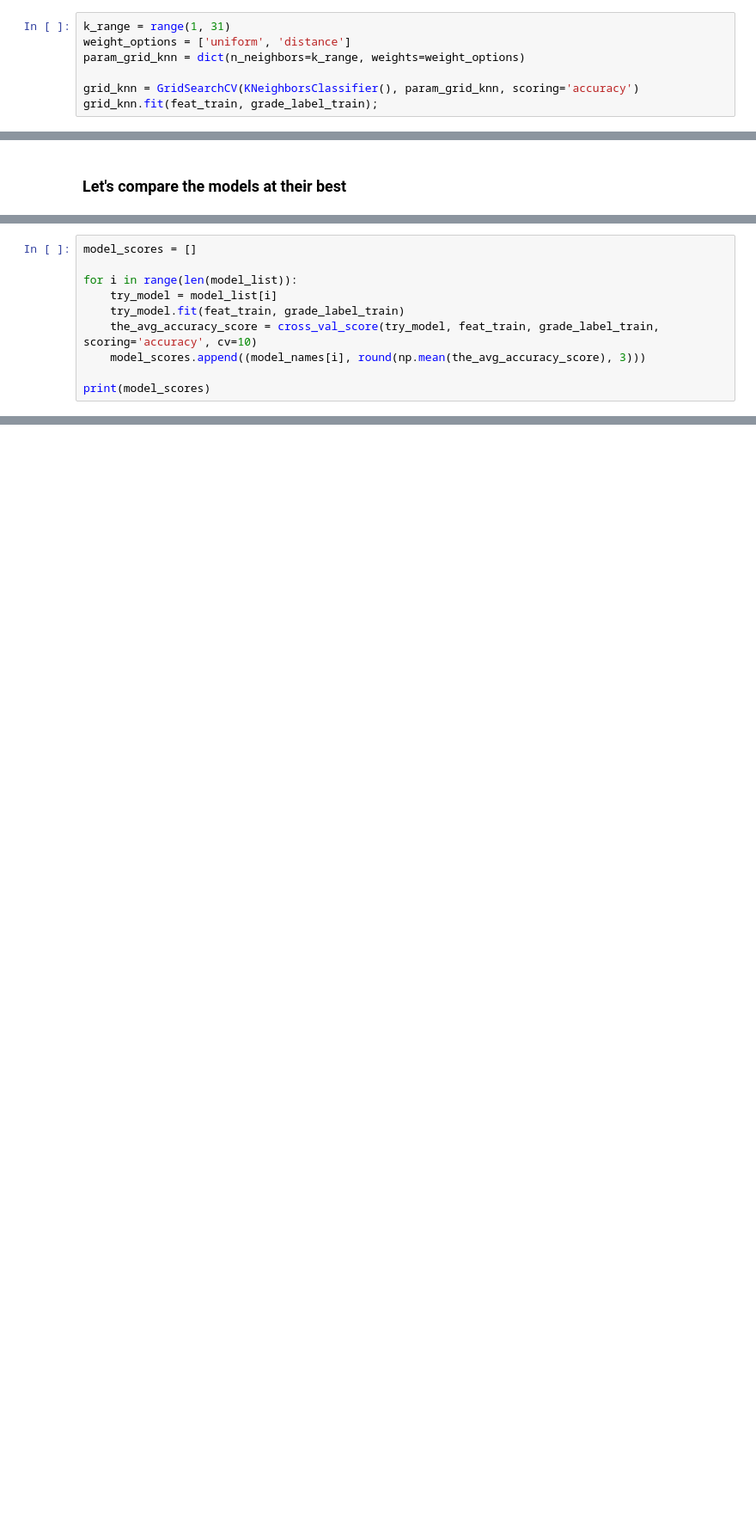
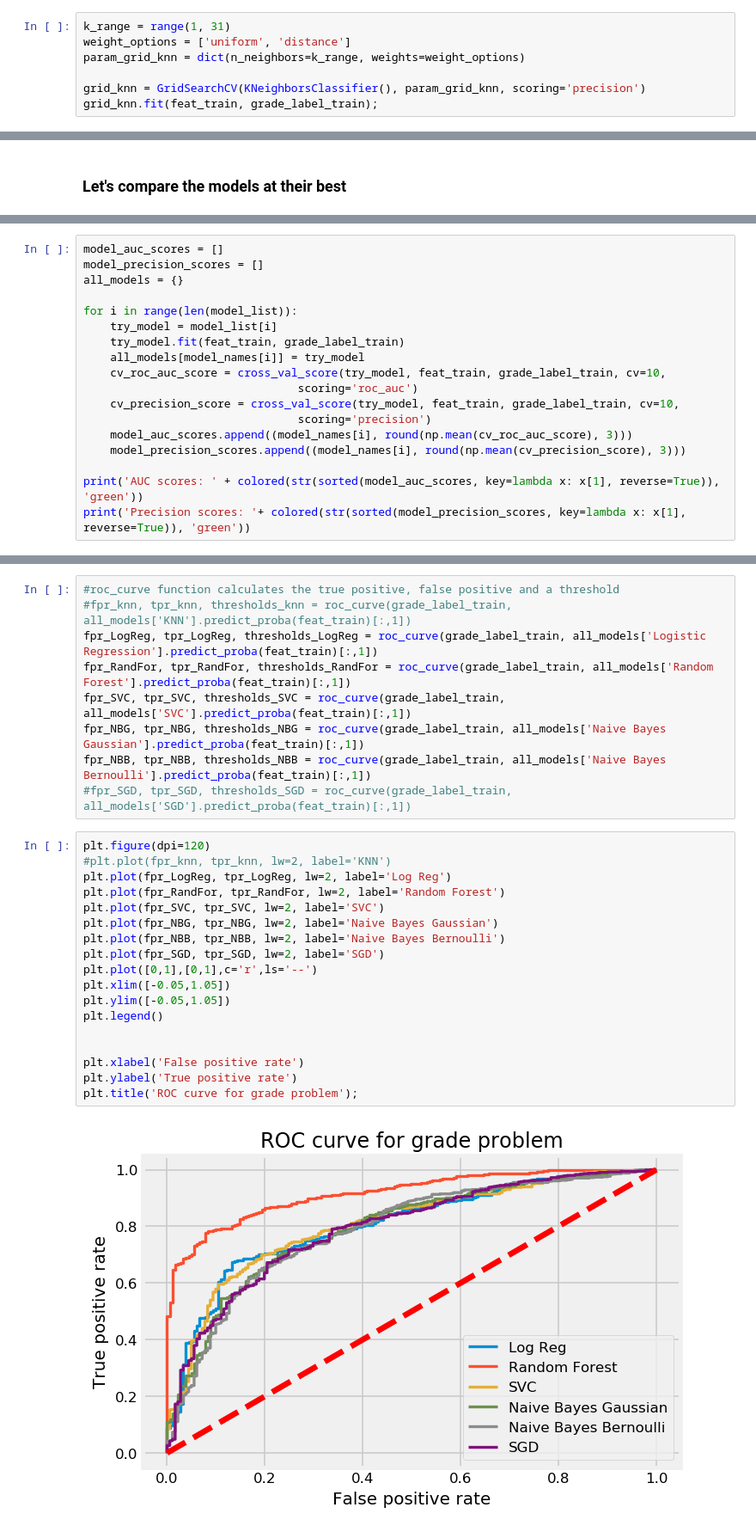
Before and after one commit to Auste1989/metis_projects, a Jupyter notebook: Student_Grade_Prediction/Student_Grade_Prediction_Modelling.ipynb, the cells around one changed output, grey strips where cells are left out. Shown: that part at 86% size. Cells and saved outputs as stored; diff of their text form; blank space fills up the shorter version.

```diff
--- a/Student_Grade_Prediction/Student_Grade_Prediction_Modelling.ipynb
+++ b/Student_Grade_Prediction/Student_Grade_Prediction_Modelling.ipynb
@@ -363,7 +228,7 @@ k_range = range(1, 31)
 weight_options = ['uniform', 'distance']
 param_grid_knn = dict(n_neighbors=k_range, weights=weight_options)
 
-grid_knn = GridSearchCV(KNeighborsClassifier(), param_grid_knn, scoring='accuracy')
+grid_knn = GridSearchCV(KNeighborsClassifier(), param_grid_knn, scoring='precision')
 grid_knn.fit(feat_train, grade_label_train);
 # %%
 # examine the best model
@@ -501,10 +388,18 @@ model_names = ['KNN', 'Logistic Regression', 'Random Forest', 'SVC', 'Naive Baye
 # %%
-model_scores = []
+model_auc_scores = []
+model_precision_scores = []
+all_models = {}
 
 for i in range(len(model_list)):
     try_model = model_list[i]
     try_model.fit(feat_train, grade_label_train)
-    the_avg_accuracy_score = cross_val_score(try_model, feat_train, grade_label_train, scoring='accuracy', cv=10)
-    model_scores.append((model_names[i], round(np.mean(the_avg_accuracy_score), 3)))
+    all_models[model_names[i]] = try_model
+    cv_roc_auc_score = cross_val_score(try_model, feat_train, grade_label_train, cv=10,
+                                scoring='roc_auc')
+    cv_precision_score = cross_val_score(try_model, feat_train, grade_label_train, cv=10,
+                                scoring='precision')
+    model_auc_scores.append((model_names[i], round(np.mean(cv_roc_auc_score), 3)))
+    model_precision_scores.append((model_names[i], round(np.mean(cv_precision_score), 3)))
 
-print(model_scores)
+print('AUC scores: ' + colored(str(sorted(model_auc_scores, key=lambda x: x[1], reverse=True)), 'green'))
+print('Precision scores: '+ colored(str(sorted(model_precision_scores, key=lambda x: x[1], reverse=True)), 'green'))
@@ -513,0 +413,29 @@ print(model_scores)
+# %%
+#roc_curve function calculates the true positive, false positive and a threshold
+#fpr_knn, tpr_knn, thresholds_knn = roc_curve(grade_label_train, all_models['KNN'].predict_proba(feat_train)[:,1])
+fpr_LogReg, tpr_LogReg, thresholds_LogReg = roc_curve(grade_label_train, all_models['Logistic Regression'].predict_proba(feat_train)[:,1])
+fpr_RandFor, tpr_RandFor, thresholds_RandFor = roc_curve(grade_label_train, all_models['Random Forest'].predict_proba(feat_train)[:,1])
+fpr_SVC, tpr_SVC, thresholds_SVC = roc_curve(grade_label_train, all_models['SVC'].predict_proba(feat_train)[:,1])
+fpr_NBG, tpr_NBG, thresholds_NBG = roc_curve(grade_label_train, all_models['Naive Bayes Gaussian'].predict_proba(feat_train)[:,1])
+fpr_NBB, tpr_NBB, thresholds_NBB = roc_curve(grade_label_train, all_models['Naive Bayes Bernoulli'].predict_proba(feat_train)[:,1])
+#fpr_SGD, tpr_SGD, thresholds_SGD = roc_curve(grade_label_train, all_models['SGD'].predict_proba(feat_train)[:,1])
+# %%
+plt.figure(dpi=120)
+#plt.plot(fpr_knn, tpr_knn, lw=2, label='KNN')
+plt.plot(fpr_LogReg, tpr_LogReg, lw=2, label='Log Reg')
+plt.plot(fpr_RandFor, tpr_RandFor, lw=2, label='Random Forest')
+plt.plot(fpr_SVC, tpr_SVC, lw=2, label='SVC')
+plt.plot(fpr_NBG, tpr_NBG, lw=2, label='Naive Bayes Gaussian')
+plt.plot(fpr_NBB, tpr_NBB, lw=2, label='Naive Bayes Bernoulli')
+plt.plot(fpr_SGD, tpr_SGD, lw=2, label='SGD')
+plt.plot([0,1],[0,1],c='r',ls='--')
+plt.xlim([-0.05,1.05])
+plt.ylim([-0.05,1.05])
+plt.legend()
+
+
+plt.xlabel('False positive rate')
+plt.ylabel('True positive rate')
+plt.title('ROC curve for grade problem');
+# %% [output]
+[figure, added]
```
Also changed, not shown: parts of 78 cells of this notebook, 5 other files.
